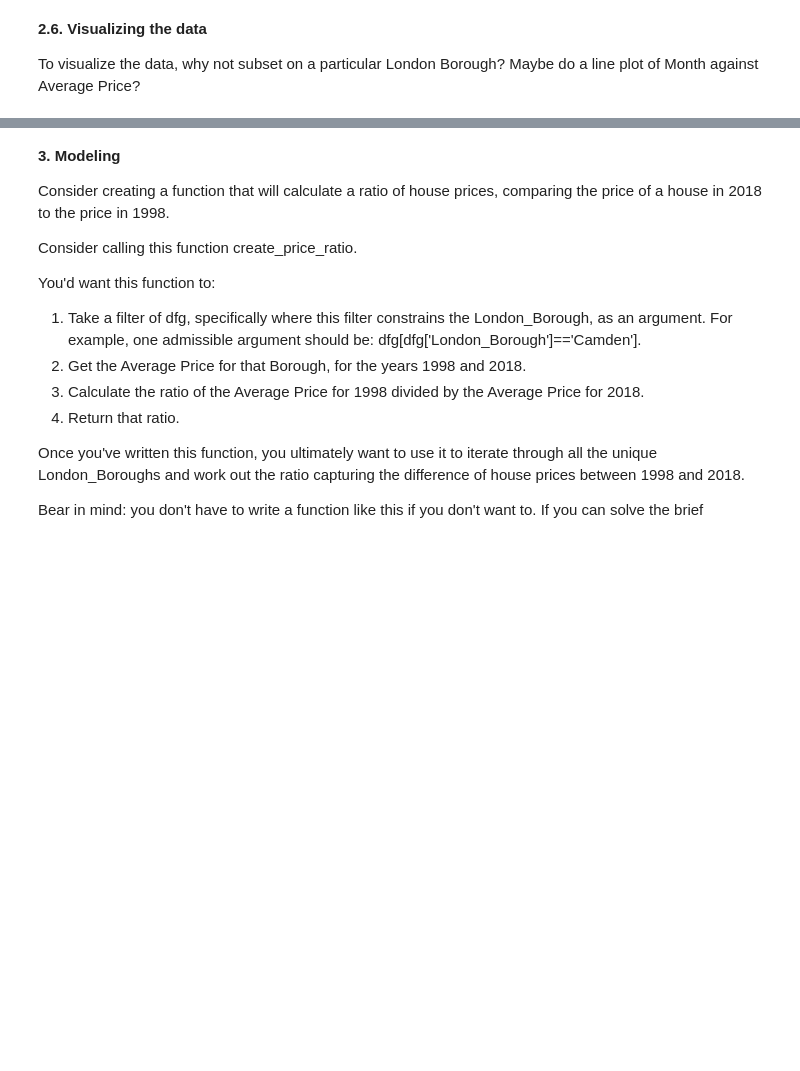
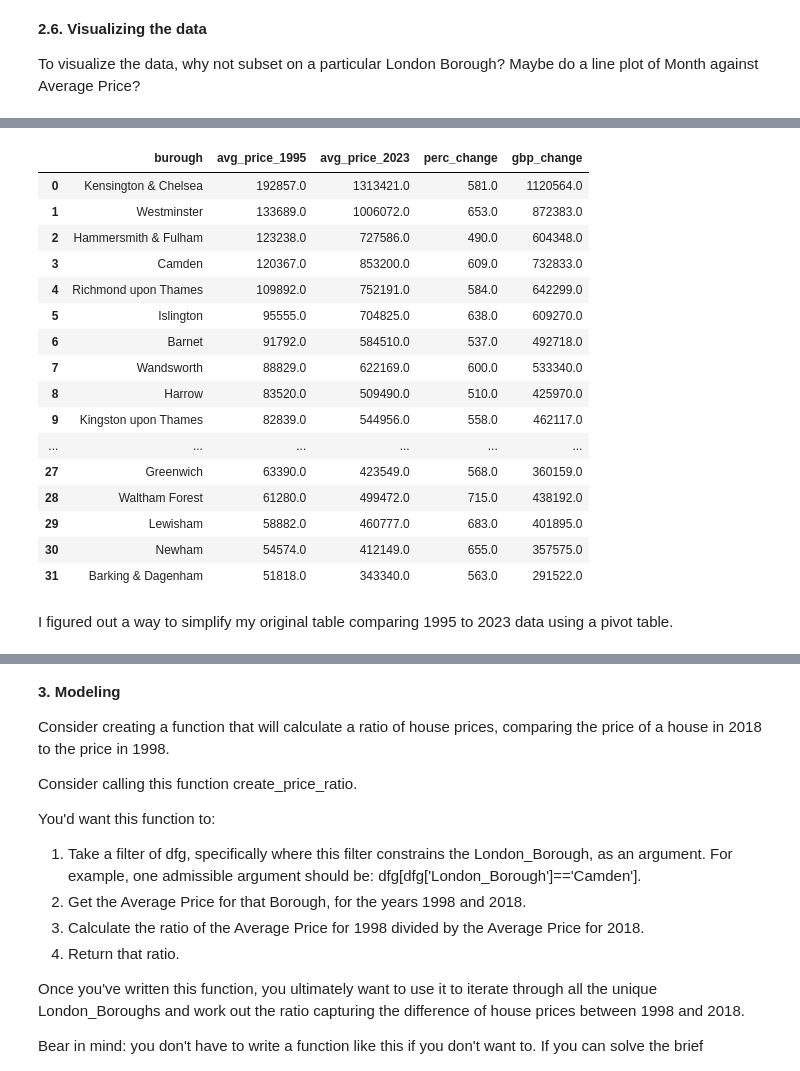
Before and after one commit to dezertdweller/springboard-data-science-projects, a Jupyter notebook: london-housing-analysis.ipynb, the cells around one changed output, grey strips where cells are left out. Saved outputs shown, nothing was run; the diff lists cells and outputs as text; code cells hidden in the pictures; blank space fills up the shorter version.

```diff
--- a/london-housing-analysis.ipynb
+++ b/london-housing-analysis.ipynb
@@ -511,0 +564,5 @@ Whether you go ahead with this is up to you. Just so long as you answer our init
+# %%
+old_house_price = london_buroughs[london_buroughs['year'] == 1995]
+old_house_price_avg = old_house_price.groupby('burough')['avg_price'].agg('mean').round()
+old_house_price_avg_srt = old_house_price_avg.sort_values(ascending=False).reset_index()
+old_house_price_avg_srt
@@ -511,0 +632,25 @@ Whether you go ahead with this is up to you. Just so long as you answer our init
+# %%
+# add a column to show the percent change for each burough bewtween 1995 and 2023
+change_in_price['perc_change'] = ((change_in_price['avg_price_2023'] - change_in_price['avg_price_1995'] )/ change_in_price['avg_price_1995'] * 100).round()
+change_in_price['gbp_change'] = change_in_price['avg_price_2023'] - change_in_price['avg_price_1995']
+change_in_price
+# %% [output]
+|  | burough | avg_price_1995 | avg_price_2023 | perc_change | gbp_change |
+| 0 | Kensington & Chelsea | 192857.0 | 1313421.0 | 581.0 | 1120564.0 |
+| 1 | Westminster | 133689.0 | 1006072.0 | 653.0 | 872383.0 |
+| 2 | Hammersmith & Fulham | 123238.0 | 727586.0 | 490.0 | 604348.0 |
+| 3 | Camden | 120367.0 | 853200.0 | 609.0 | 732833.0 |
+| 4 | Richmond upon Thames | 109892.0 | 752191.0 | 584.0 | 642299.0 |
+| 5 | Islington | 95555.0 | 704825.0 | 638.0 | 609270.0 |
+| 6 | Barnet | 91792.0 | 584510.0 | 537.0 | 492718.0 |
+| 7 | Wandsworth | 88829.0 | 622169.0 | 600.0 | 533340.0 |
+| 8 | Harrow | 83520.0 | 509490.0 | 510.0 | 425970.0 |
+| 9 | Kingston upon Thames | 82839.0 | 544956.0 | 558.0 | 462117.0 |
+| ... | ... | ... | ... | ... | ... |
+| 27 | Greenwich | 63390.0 | 423549.0 | 568.0 | 360159.0 |
+| 28 | Waltham Forest | 61280.0 | 499472.0 | 715.0 | 438192.0 |
+| 29 | Lewisham | 58882.0 | 460777.0 | 683.0 | 401895.0 |
+| 30 | Newham | 54574.0 | 412149.0 | 655.0 | 357575.0 |
+| 31 | Barking & Dagenham | 51818.0 | 343340.0 | 563.0 | 291522.0 |
+# %% [markdown]
+I figured out a way to simplify my original table comparing 1995 to 2023 data using a pivot table.
```
Also changed, not shown: parts of 28 cells of this notebook.
